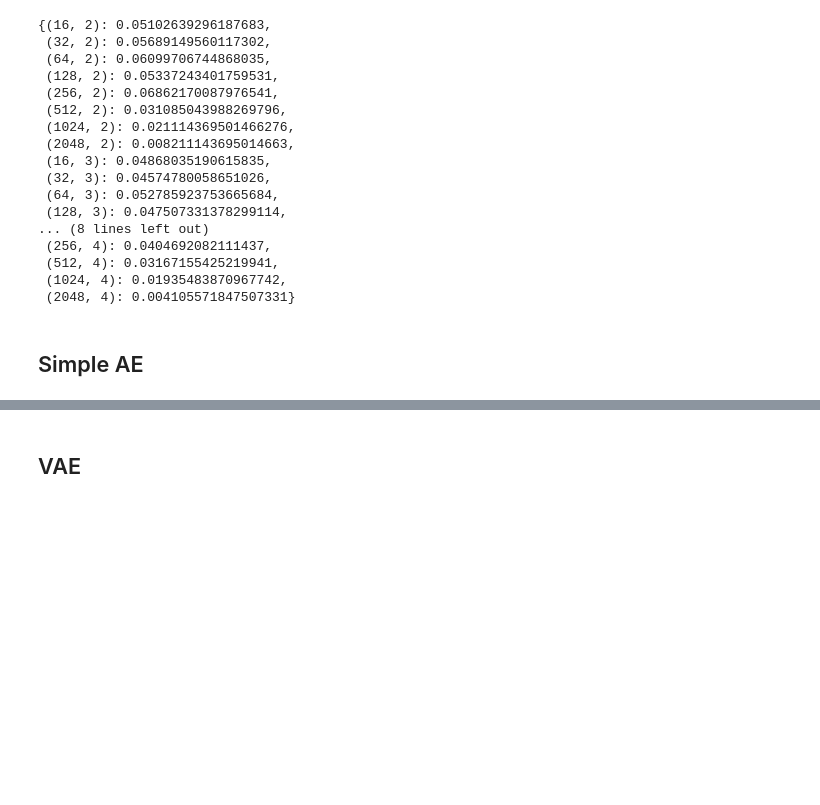
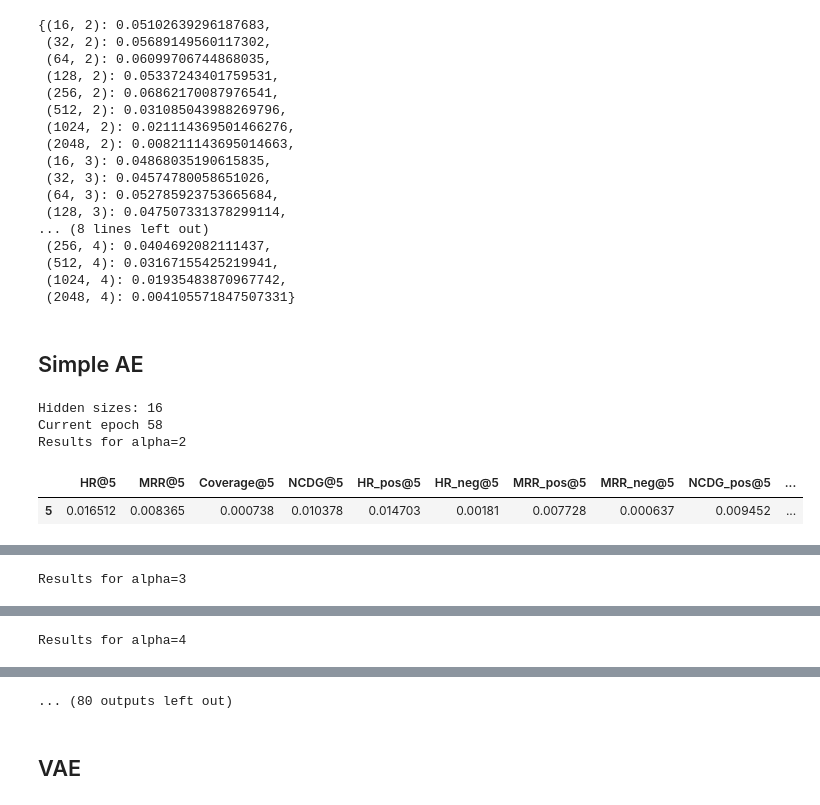
Before and after one commit to elizacc/Structured-Autoencoders-for-Rating-aware-Recommendations, a Jupyter notebook: baselines - Food.ipynb, the cells around one changed output, grey strips where cells are left out. Cells and saved outputs as stored; diff of their text form; code cells hidden in the pictures; blank space fills up the shorter version.

```diff
--- a/baselines - Food.ipynb
+++ b/baselines - Food.ipynb
@@ -236,9 +234,9 @@ class baseAE(nn.Module):
     def __init__(self, n_items, hid):
         super(baseAE, self).__init__()
         self.V = nn.Linear(n_items, hid)
-#         torch.nn.init.xavier_uniform_(self.V.weight)
+        torch.nn.init.xavier_uniform_(self.V.weight)
         self.VT = nn.Linear(hid, n_items)
-#         torch.nn.init.xavier_uniform_(self.VT.weight)
+        torch.nn.init.xavier_uniform_(self.VT.weight)
         self.relu = nn.ReLU()
 
     def forward(self, x):
@@ -407,4 +405,10 @@ grid = 2**np.arange(4, 11)
 # %%
 sizes = 2**np.arange(4,10)
 for batch_size in sizes:
-    tuning_pipeline(training, testset_valid, holdout_valid, testset, holdout, data_description, base_model, device, grid, batch_size=batch_size)
+    tuning_pipeline(training, testset_valid, holdout_valid, data_description, base_model, device, grid, batch_size=batch_size)
+# %% [output]
+Hidden sizes: 16
+Current epoch 58
+Results for alpha=2
+|  | HR@5 | MRR@5 | Coverage@5 | NCDG@5 | HR_pos@5 | HR_neg@5 | MRR_pos@5 | MRR_neg@5 | NCDG_pos@5 | ... |
+| 5 | 0.016512 | 0.008365 | 0.000738 | 0.010378 | 0.014703 | 0.00181 | 0.007728 | 0.000637 | 0.009452 | ... |
@@ -410,0 +419 @@ for batch_size in sizes:
+Results for alpha=3
@@ -410,0 +426 @@ for batch_size in sizes:
+Results for alpha=4
@@ -411,3 +433,4 @@ for batch_size in sizes:
+... (80 outputs left out)
 # %%
 sizes = 2**np.arange(4,10)
 for batch_size in sizes:
```
Also changed, not shown: parts of 2 cells of this notebook, 3 other files.
